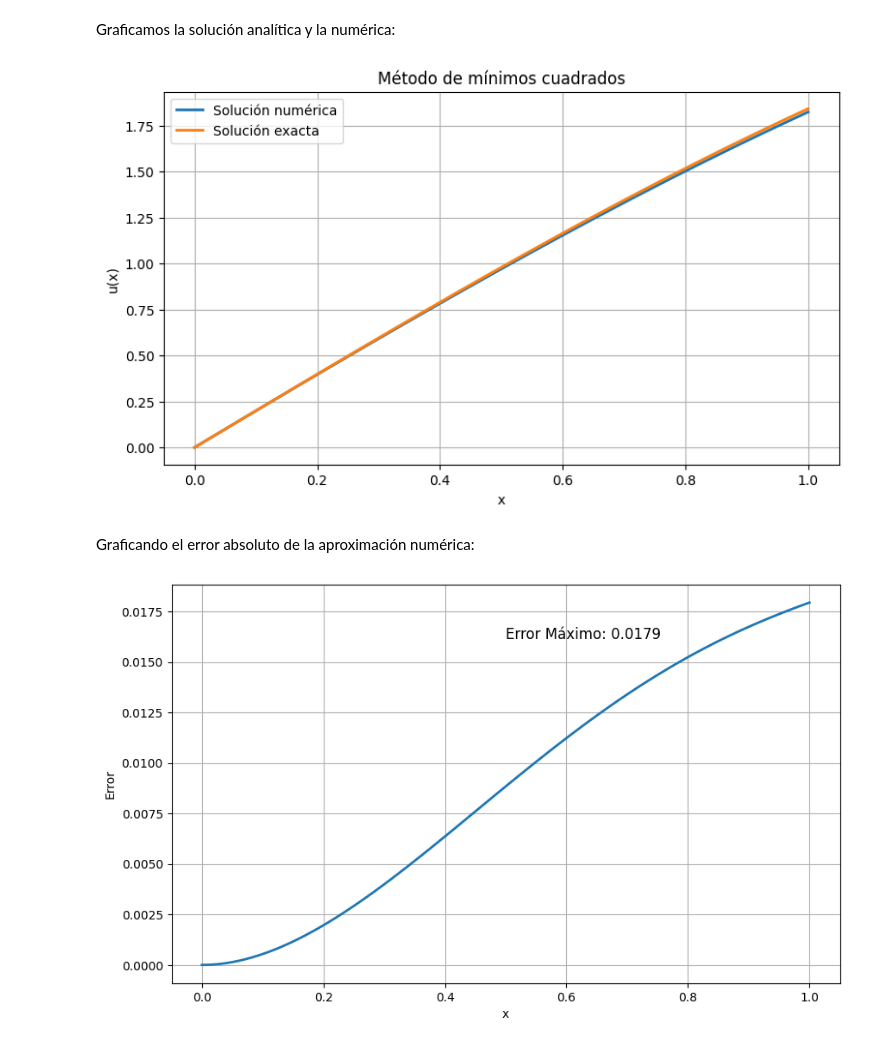
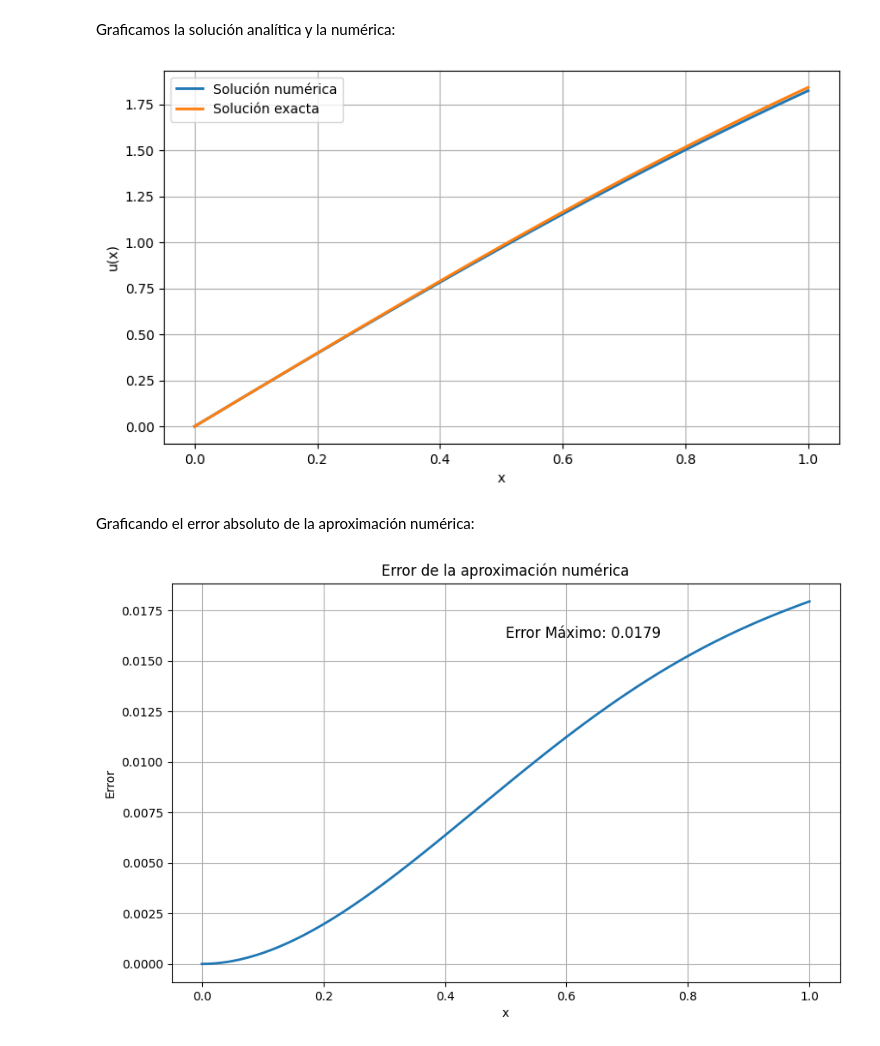
Before and after one commit to vanecornejo/EDP-II, a Jupyter notebook: Método de Colocación.ipynb, the cells around one changed output. Drawn from its saved outputs; the diff is of its cells as text; code cells hidden in the pictures.

```diff
--- a/Método de Colocación.ipynb
+++ b/Método de Colocación.ipynb
@@ -125,21 +125,20 @@ Graficamos la solución analítica y la numérica:
 # %%
 xx = np.linspace(0, 1, 100)
 
 u_aprox_expr = u_n.subs({a: a_val, b: b_val})  # Solución aproximada
 u_aprox_num = sp.lambdify(x, u_aprox_expr, 'numpy')  # Convertir a función numérica
 
 plt.figure(figsize=(9, 5))
 plt.plot(xx, u_aprox_num(xx), label="Solución numérica", linewidth=2)
 plt.plot(xx, yy, label="Solución exacta", linewidth=2)
 
-plt.title("Método de mínimos cuadrados")
 plt.xlabel('x')
 plt.ylabel('u(x)')
 plt.grid(True)
 plt.legend()
 plt.show()
 # %% [output]
-[figure, old version]
+[figure, new version]
 # %% [markdown]
 Graficando el error absoluto de la aproximación numérica:
 # %%
@@ -153,6 +152,7 @@ xx = np.linspace(0, 1, 100)
 yy_error = error_num(xx)
 
 plt.figure(figsize=(10, 6))
+plt.title('Error de la aproximación numérica')
 plt.plot(xx, yy_error, linewidth=2)
 plt.xlabel('x')
 plt.ylabel('Error')
@@ -165,4 +165,4 @@ plt.annotate(f'Error Máximo: {error_max:.4f}',
              fontsize=12)
 plt.show()
 # %% [output]
-[figure, old version]
+[figure, new version]
```
